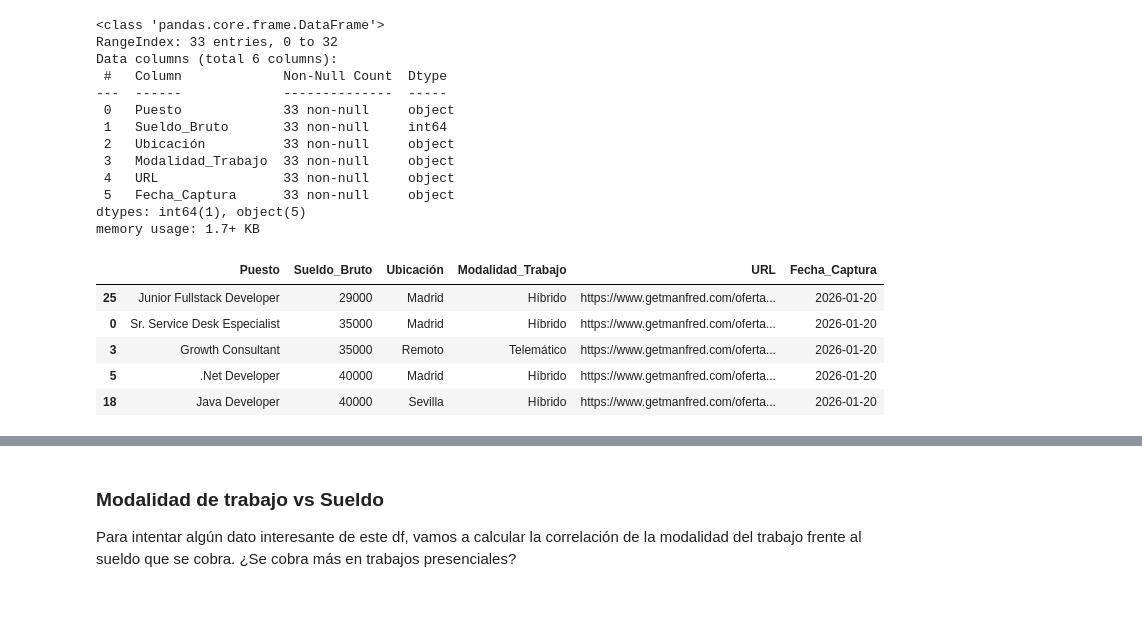
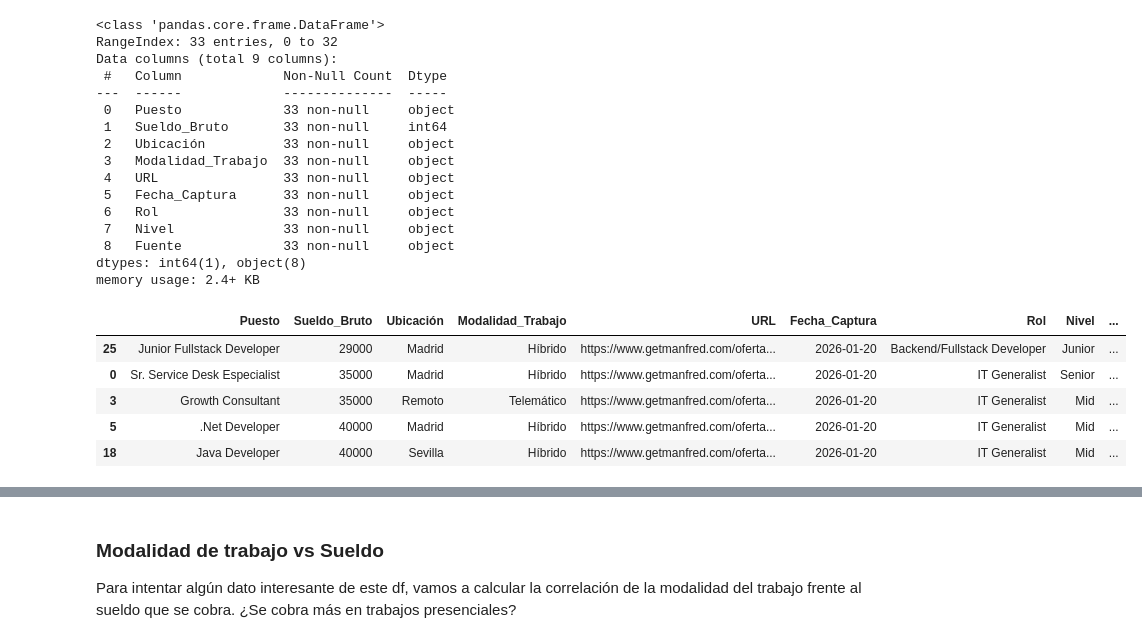
Before and after one commit to Ramuelsito/Project-BI-jobs, a Jupyter notebook: src/analisis_manfred.ipynb, the cells around one changed output, grey strips where cells are left out. Drawn from its saved outputs; the diff is of its cells as text; code cells hidden in the pictures; blank space fills up the shorter version.

```diff
--- a/src/analisis_manfred.ipynb
+++ b/src/analisis_manfred.ipynb
@@ -14,14 +23,9 @@ import matplotlib.pyplot as plt
 df = pd.read_csv("../data/ofertas_generico.csv")
 
 # 2. Función "limpiadora" (Parsing)
-# Vamos a usar Regex (Expresiones Regulares) para separar el sueldo del texto
 def limpiar_oferta(row):
     texto = row['contenido']
 
-    # Sobre la columna de contenido, se encuentra texto separado por pipes "|",
-    # quiero generalizar la extracción del sueldo bruto mensual, y demás campos.
-    # ejemplo de fila: "VER OFERTA |  | Sr. Service Desk Especialist |  | SALARIO | Hasta €35K | VARIABLE | €2,838K | UBICACIÓN | Madrid | y | TELETRABAJO | 60% | 🌎 Equipo internacional | 🏠 Híbrido | 🕐 Horario Flexible | ⛰️ Sólida en su sector",https://www.getmanfred.com/ofertas-empleo/8239/namirial-senior-servidesk-specialist-ene26,2026-01-20
-    # Vamos a iterar sobre el texto para extraer el salario anual bruto en euros, variable si existe, Ubicación si existe, y modalidad de trabajo (presencial, Híbrido o telemático).
     # Regex para sueldo bruto mensual en euros (puede tener formato €2,838K o €2838 o €2.838)
     sueldo_pattern = r'€\s*([0-9,.K-]+?)(?:\s*\||$)'
     sueldo_match = re.search(sueldo_pattern, texto)
@@ -72,44 +76,65 @@ def limpiar_oferta(row):
             modalidad = "Telemático"
 
     # Generamos un array, por el pipe "|" que pusimos en el scraper
     partes = [p.strip() for p in texto.split('|')]
 
     return pd.Series({
         'Puesto': partes[2] if len(partes) > 0 else "N/A",
         # 'Empresa': partes[1] if len(partes) > 1 else "N/A",
         'Sueldo_Bruto': sueldo if sueldo != 0 else "N/A",
         'Ubicación': ubicacion,
         'Modalidad_Trabajo': modalidad,
         'URL': row['url'],
         'Fecha_Captura': row['fecha_captura']
     })
 
+def categorizar_rol(texto):
+    texto = str(texto).lower()
+    if 'analyst' in texto or 'analista' in texto: return 'Data Analyst'
+    if 'engineer' in texto or 'ingeniero' in texto: return 'Data Engineer'
+    if 'science' in texto or 'científico' in texto: return 'Data Scientist'
+    if 'backend' in texto: return 'Backend/Fullstack Developer'
+    if 'fullstack' in texto: return 'Backend/Fullstack Developer'
+    return 'IT Generalist'
+
+def categorizar_nivel(texto):
+    texto = str(texto).lower()
+    if any(w in texto for w in ['senior', 'sr', 'lead', 'principal', 'cio']): return 'Senior'
+    if any(w in texto for w in ['junior', 'jr', 'entry', 'trainee']): return 'Junior'
+    return 'Mid'
+
 # 3. Aplicamos la limpieza a todo el DataFrame
-df_limpio = df.apply(limpiar_oferta, axis=1)
+df_manfred = df.apply(limpiar_oferta, axis=1)
 # Si es Telemático, rellenamos la ubicación con 'Remoto' para que el gráfico sea más limpio
-df_limpio.loc[df_limpio['Modalidad_Trabajo'] == 'Telemático', 'Ubicación'] = 'Remoto'
+df_manfred.loc[df_manfred['Modalidad_Trabajo'] == 'Telemático', 'Ubicación'] = 'Remoto'
+df_manfred['Rol'] = df_manfred['Puesto'].apply(categorizar_rol)
+df_manfred['Nivel'] = df_manfred['Puesto'].apply(categorizar_nivel)
+df_manfred['Fuente'] = 'Manfred'
 
 # 4. Ver el resultado (esto en VS Code se ve como una tabla de Excel preciosa)
-df_limpio.info()
-df_limpio = df_limpio.sort_values('Sueldo_Bruto', ascending=True)
-df_limpio.head()
+df_manfred.info()
+df_manfred = df_manfred.sort_values('Sueldo_Bruto', ascending=True)
+df_manfred.head()
 # %% [output]
 <class 'pandas.core.frame.DataFrame'>
 RangeIndex: 33 entries, 0 to 32
-Data columns (total 6 columns):
+Data columns (total 9 columns):
  #   Column             Non-Null Count  Dtype
 ---  ------             --------------  -----
  0   Puesto             33 non-null     object
  1   Sueldo_Bruto       33 non-null     int64
  2   Ubicación          33 non-null     object
  3   Modalidad_Trabajo  33 non-null     object
  4   URL                33 non-null     object
  5   Fecha_Captura      33 non-null     object
-dtypes: int64(1), object(5)
-memory usage: 1.7+ KB
+ 6   Rol                33 non-null     object
+ 7   Nivel              33 non-null     object
+ 8   Fuente             33 non-null     object
+dtypes: int64(1), object(8)
+memory usage: 2.4+ KB
-|  | Puesto | Sueldo_Bruto | Ubicación | Modalidad_Trabajo | URL | Fecha_Captura |
-| 25 | Junior Fullstack Developer | 29000 | Madrid | Híbrido | https://www.getmanfred.com/oferta... | 2026-01-20 |
-| 0 | Sr. Service Desk Especialist | 35000 | Madrid | Híbrido | https://www.getmanfred.com/oferta... | 2026-01-20 |
-| 3 | Growth Consultant | 35000 | Remoto | Telemático | https://www.getmanfred.com/oferta... | 2026-01-20 |
-| 5 | .Net Developer | 40000 | Madrid | Híbrido | https://www.getmanfred.com/oferta... | 2026-01-20 |
-| 18 | Java Developer | 40000 | Sevilla | Híbrido | https://www.getmanfred.com/oferta... | 2026-01-20 |
+|  | Puesto | Sueldo_Bruto | Ubicación | Modalidad_Trabajo | URL | Fecha_Captura | Rol | Nivel | ... |
+| 25 | Junior Fullstack Developer | 29000 | Madrid | Híbrido | https://www.getmanfred.com/oferta... | 2026-01-20 | Backend/Fullstack Developer | Junior | ... |
+| 0 | Sr. Service Desk Especialist | 35000 | Madrid | Híbrido | https://www.getmanfred.com/oferta... | 2026-01-20 | IT Generalist | Senior | ... |
+| 3 | Growth Consultant | 35000 | Remoto | Telemático | https://www.getmanfred.com/oferta... | 2026-01-20 | IT Generalist | Mid | ... |
+| 5 | .Net Developer | 40000 | Madrid | Híbrido | https://www.getmanfred.com/oferta... | 2026-01-20 | IT Generalist | Mid | ... |
+| 18 | Java Developer | 40000 | Sevilla | Híbrido | https://www.getmanfred.com/oferta... | 2026-01-20 | IT Generalist | Mid | ... |
```
Also changed, not shown: parts of 9 cells of this notebook, 5 other files.
